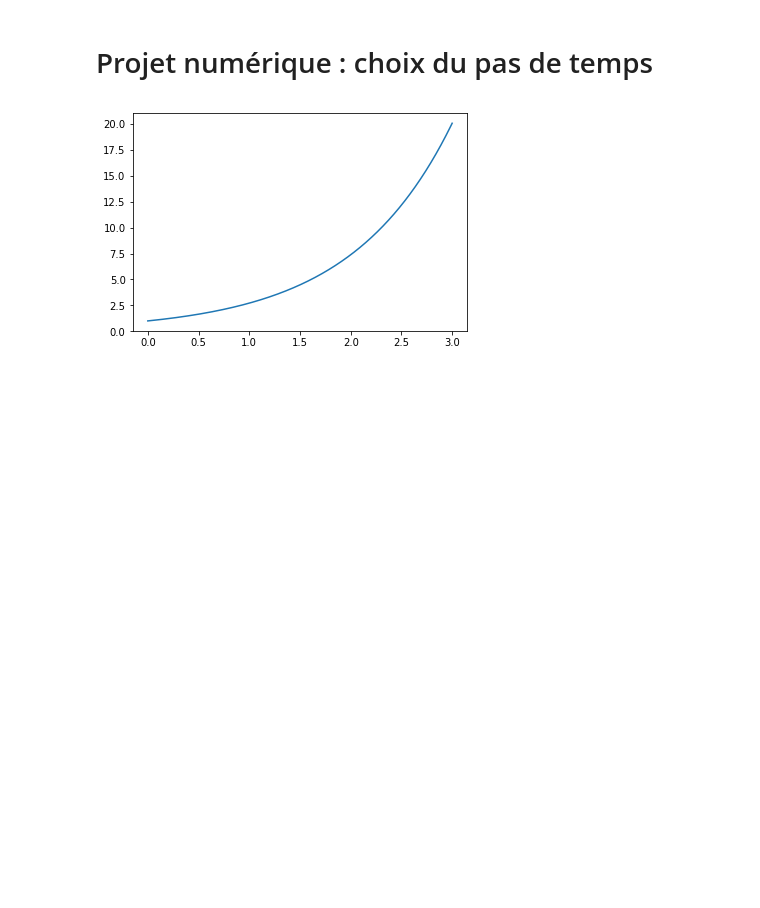
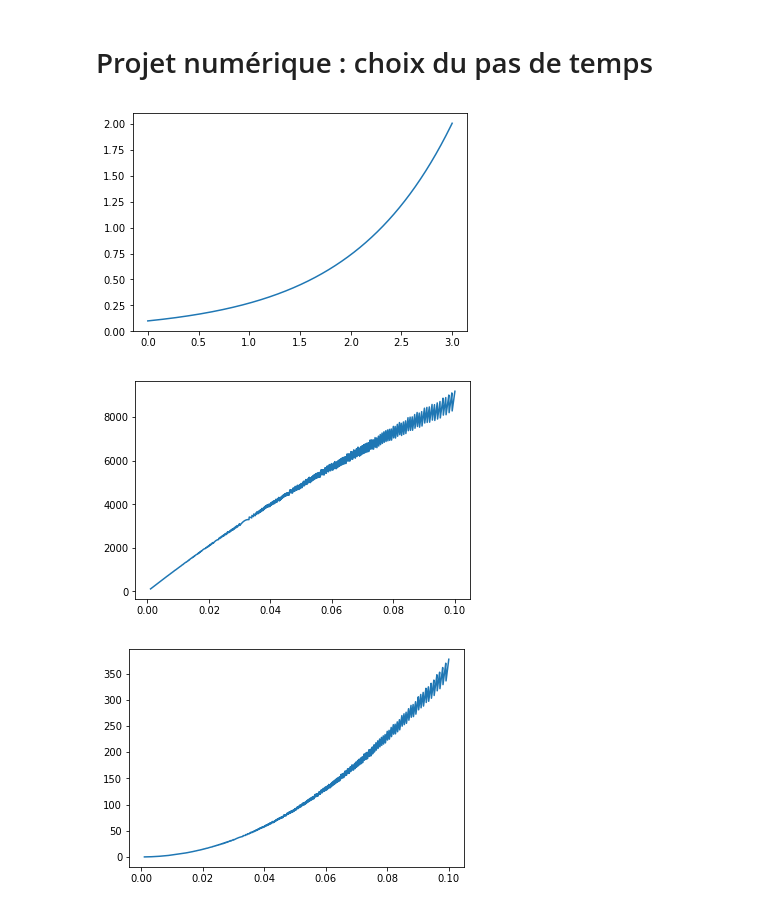
Before and after one commit to jeremycostanzo/Pas_de_temps, a Jupyter notebook: Untitled.ipynb, the cells around one changed output. Cells and saved outputs as stored; diff of their text form; code cells hidden in the pictures; blank space fills up the shorter version.

```diff
--- a/Untitled.ipynb
+++ b/Untitled.ipynb
@@ -5,9 +5,7 @@ import math as m
 import numpy as np
 from matplotlib import pyplot as plt
 
-eps = 0.001
-J = [-10., 10.]
-def solve_euler_explicit(f, x0, dt, tf, t0 = 0):
+def solve_euler_explicit(f, x0, dt, t0 = 0, tf = 1):
     t = [t0]
     x1 = x0
     x = [x1]
@@ -19,64 +17,61 @@ def solve_euler_explicit(f, x0, dt, tf, t0 = 0):
         x1 = x1 + dt * f(x1)
         x.append(x1)
         t.append(t[-1] + dt)
-
     return t, x
 
 def testons(x):
     return x
 
-def solve_heun(f, x0, dt, tf, t0 = 0):
+def solve_heun(f, x0, dt, t0 = 0, tf = 1):
     t = [t0]
     x1 = x0
     x = [x1]
     if t[-1] + dt > tf:
         raise ValueError("le pas choisi est trop grand")
         return t, x
 
-    while t[-1] < tf:           #on résout l'équadif pour f dans l'intervalle J
-        x1 = x1 + (dt/2)*(f(x1) + f(x1 + dt*f(x1)))
+    while t[-1] < tf:
+        x1 = x1 + (dt/2) * (f(x1) + f(x1 + dt * f(x1)))
         x.append(x1)
         t.append(t[-1] + dt)
-
     return t, x
 
 
  #vérifions que le schéma est convergent d'ordre 1
 
-def schema_ordre_un(eps1, eps2, tf, t0 = 0):
-    t, x = solve_euler_explicit(testons, 1, eps2, tf, t0)
-    y = [m.exp(s) for s in t]
+def schema_ordre_un(eps1, eps2, t0 = 0, tf = 1):
     l = np.linspace(eps1, eps2, 1000)
     M = []
     for i in l:
-        t, x = solve_euler_explicit(testons, 1, i, tf, t0)
+        t, x = solve_euler_explicit(testons, 1, i, t0, tf)
         y = [m.exp(s) for s in t]
         f = [abs(a - b) for a, b in zip(x, y)]
         M.append(max(f))
-    plt.plot(l, M)
-    plt.show()
-    return M
+    return l, M
 
-def schema_ordre_deux(eps1, eps2, tf, t0 = 0):
-    t, x = solve_heun(testons, 1, eps2, tf, t0)
-    y = [m.exp(s) for s in t]
+def schema_ordre_deux(eps1, eps2, t0 = 0, tf = 1):
     l = np.linspace(eps1, eps2, 1000)
     M = []
     for i in l:
-        t, x = solve_heun(testons, 1, i, tf, t0)
+        t, x = solve_heun(testons, 1, i, t0, tf)
         y = [m.exp(s) for s in t]
         f = [abs(a - b) for a, b in zip(x, y)]
         M.append(max(f))
-    plt.plot(l, M)
-    plt.show()
-    return M
+    return l,M
 
-#ordre_un = schema_ordre_un(1, 0.001, 10., -10.)
-#ordre_deux = schema_ordre_deux(1, 0.001, 10., -10.)
+#ordre_deux =
 #plt.plot(np.linspace(1, 0.001, 1000), ordre_un)
 #plt.plot(np.linspace(1, 0.001, 1000), ordre_deux)
-t,x = solve_heun(testons,1,0.0001,3,0)
+t,x = solve_heun(testons, 0.1, 0.0001, 0, 3)
 plt.plot(t,x)
+l,M = schema_ordre_un(0.001, 0.1, 0, 10)
 plt.show()
+plt.plot(l,M)
+plt.show()
+l,M = schema_ordre_deux(0.001, 0.1, 0, 10)
+plt.plot(l,M)
+plt.show()
 # %% [output]
-[figure, old version]
+[figure, new version]
+[figure, added]
+[figure, added]
```
